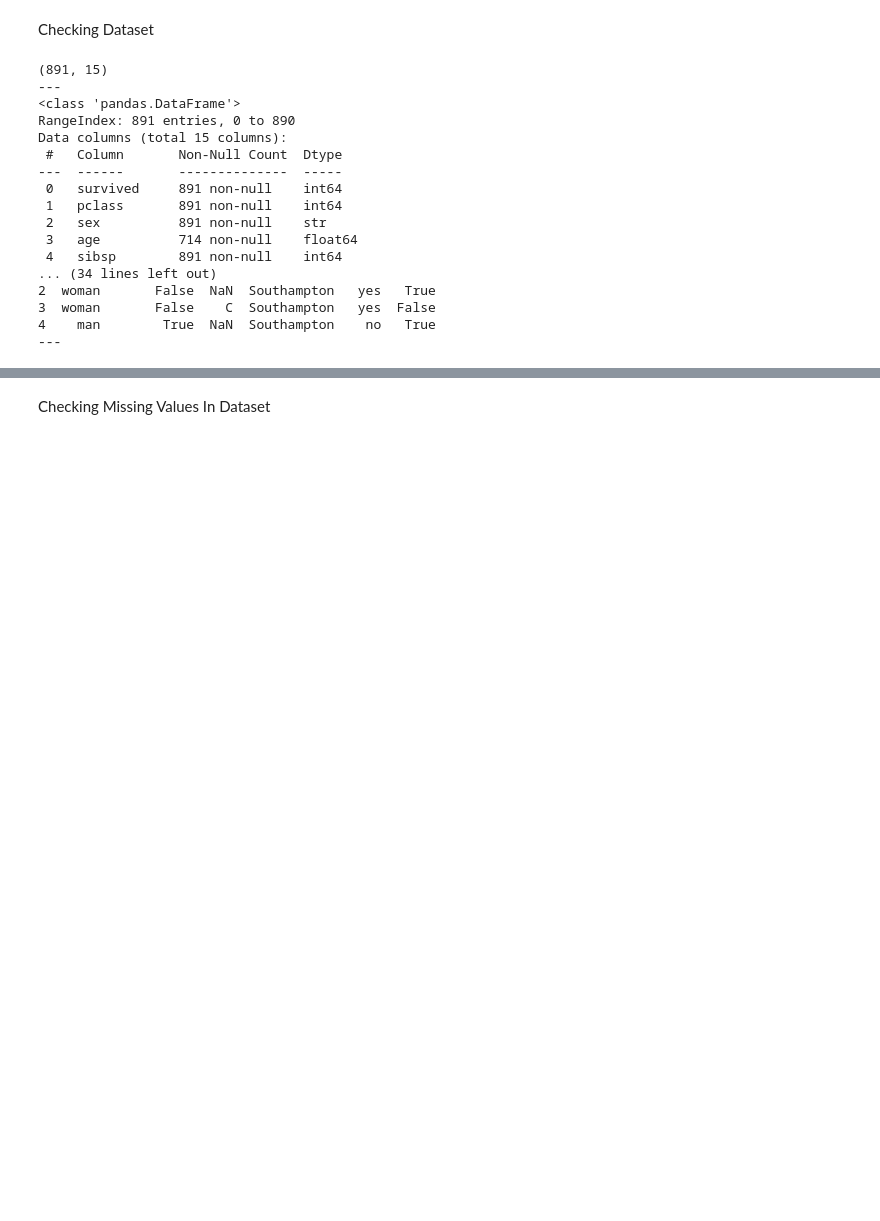
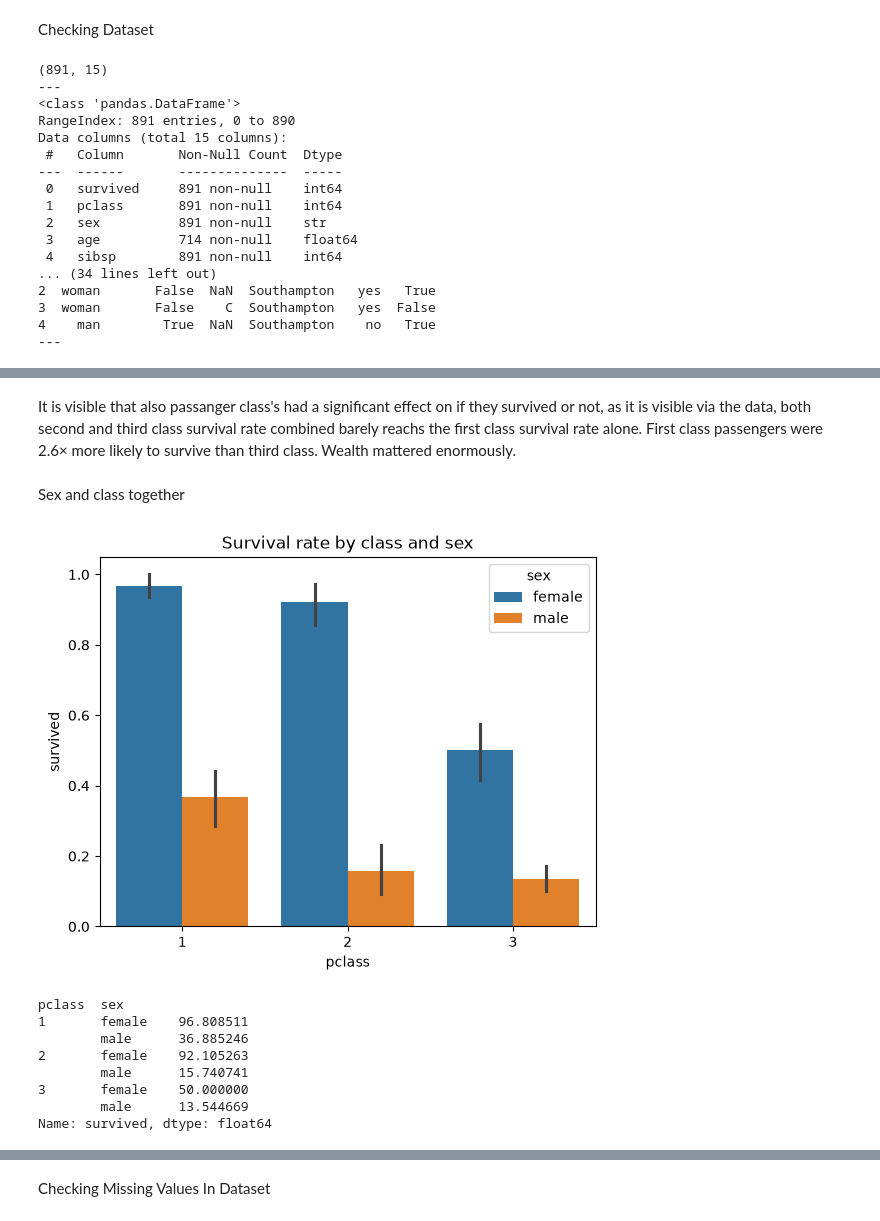
Before and after one commit to sobhan661/titanic-eda, a Jupyter notebook: notebooks/01_eda.ipynb, the cells around one changed output, grey strips where cells are left out. Drawn from its saved outputs; the diff is of its cells as text; code cells hidden in the pictures; blank space fills up the shorter version.

```diff
--- a/notebooks/01_eda.ipynb
+++ b/notebooks/01_eda.ipynb
@@ -44,0 +118,20 @@ Data columns (total 15 columns):
+# %% [markdown]
+It is visible that also passanger class's had a significant effect on if they survived or not, as it is visible via the data, both second and third class survival rate combined barely reachs the first class survival rate alone. First class passengers were 2.6× more likely to survive than third class. Wealth mattered enormously.
+# %% [markdown]
+Sex and class together
+# %%
+sns.barplot(data=df, x="pclass", y="survived", hue="sex")
+plt.title("Survival rate by class and sex")
+plt.show()
+
+df.groupby(["pclass", "sex"])["survived"].mean() * 100
+# %% [output]
+[figure, added]
+pclass  sex
+1       female    96.808511
+        male      36.885246
+2       female    92.105263
+        male      15.740741
+3       female    50.000000
+        male      13.544669
+Name: survived, dtype: float64
```
Also changed, not shown: parts of 26 cells of this notebook.
